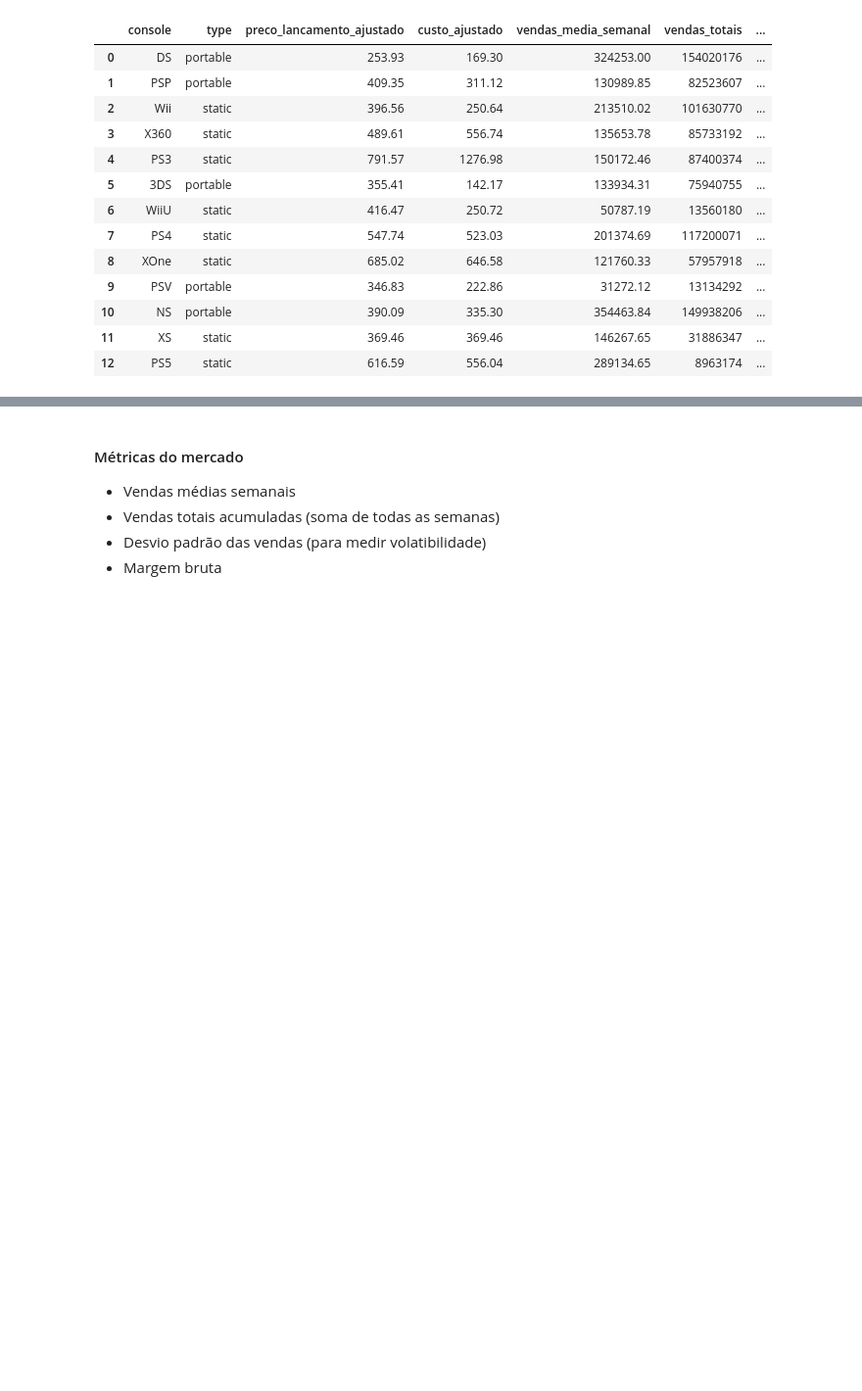
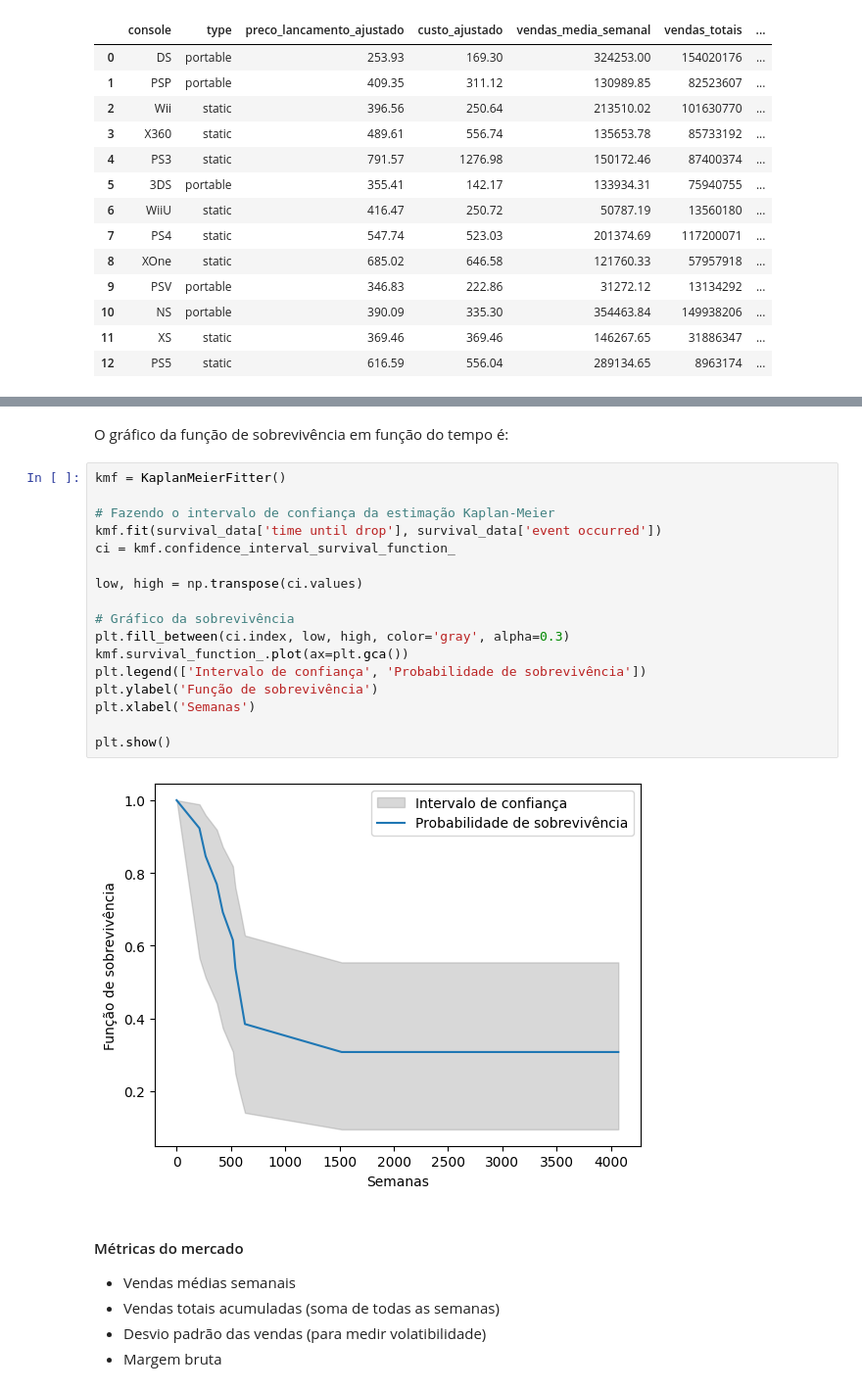
Before and after one commit to FramesPerStatistic/Console_Analyses, a Jupyter notebook: notebooks/estatisticas_basicas.ipynb, the cells around one changed output, grey strips where cells are left out. Shown at 98% size. Saved outputs shown, nothing was run; the diff lists cells and outputs as text; blank space fills up the shorter version.

```diff
--- a/notebooks/estatisticas_basicas.ipynb
+++ b/notebooks/estatisticas_basicas.ipynb
@@ -76,3 +219,24 @@ Métricas por Console:
+# %% [markdown]
+O gráfico da função de sobrevivência em função do tempo é:
+# %%
+kmf = KaplanMeierFitter()
+
+# Fazendo o intervalo de confiança da estimação Kaplan-Meier
+kmf.fit(survival_data['time until drop'], survival_data['event occurred'])
+ci = kmf.confidence_interval_survival_function_
+
+low, high = np.transpose(ci.values)
+
+# Gráfico da sobrevivência
+plt.fill_between(ci.index, low, high, color='gray', alpha=0.3)
+kmf.survival_function_.plot(ax=plt.gca())
+plt.legend(['Intervalo de confiança', 'Probabilidade de sobrevivência'])
+plt.ylabel('Função de sobrevivência')
+plt.xlabel('Semanas')
+
+plt.show()
+# %% [output]
+[figure, added]
 # %% [markdown]
 #### Métricas do mercado
 - Vendas médias semanais
```
Also changed, not shown: parts of 7 cells of this notebook.
